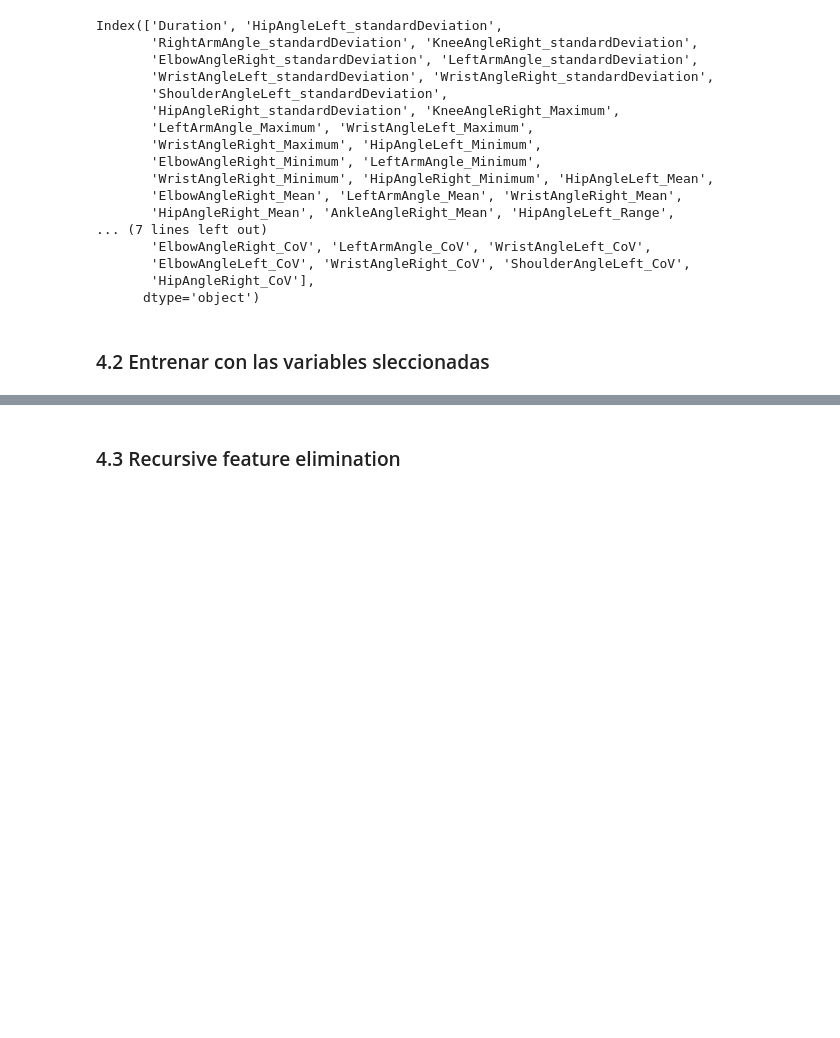
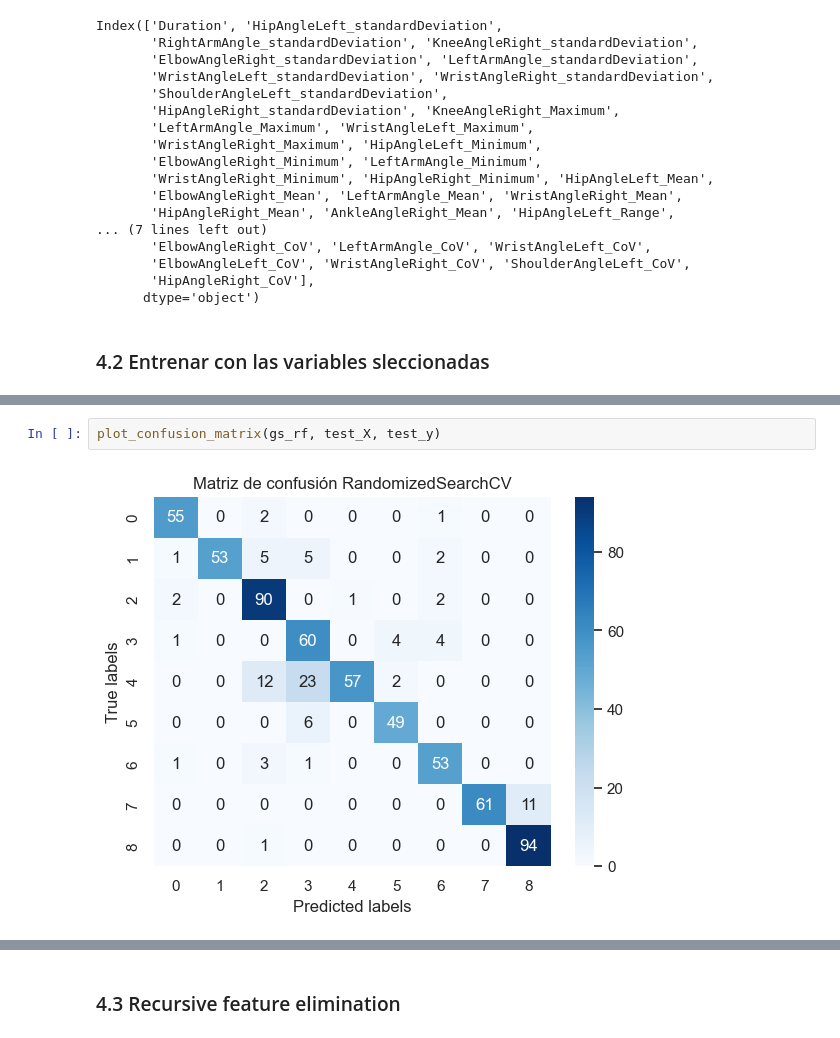
Before and after one commit to nmartinser/Telerehabilitation, a Jupyter notebook: notebooks/ml_gestureLabel.ipynb, the cells around one changed output, grey strips where cells are left out. Cells and saved outputs as stored; diff of their text form; blank space fills up the shorter version.

```diff
--- a/notebooks/ml_gestureLabel.ipynb
+++ b/notebooks/ml_gestureLabel.ipynb
@@ -440,4 +440,8 @@ Modelo: KNeighborsClassifier
 weighted avg       0.88      0.85      0.85       662
+# %%
+plot_confusion_matrix(gs_rf, test_X, test_y)
+# %% [output]
+[figure, added]
 # %%
 for modelo in best_models:
     modelo.fit(X_fs, train_y)
```
Also changed, not shown: parts of 14 cells of this notebook, 1 other file.
